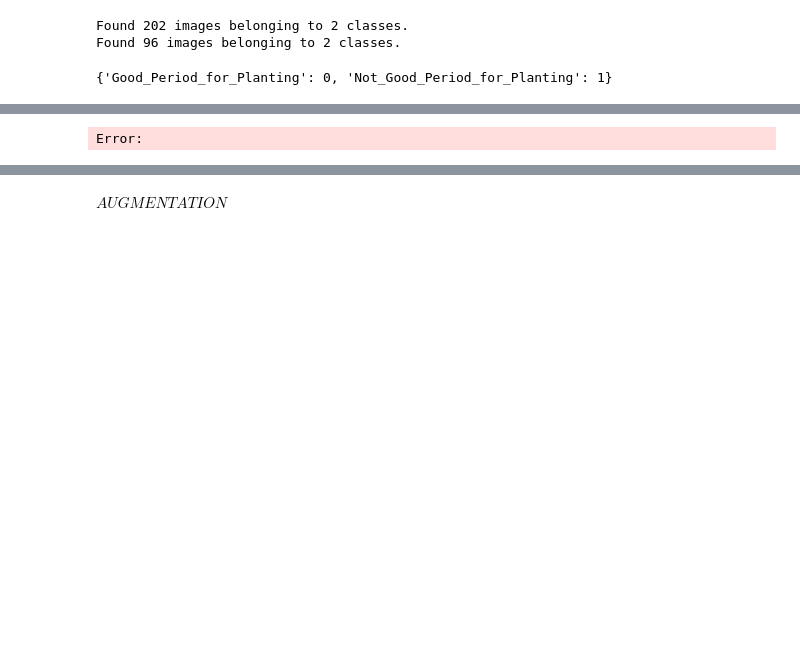
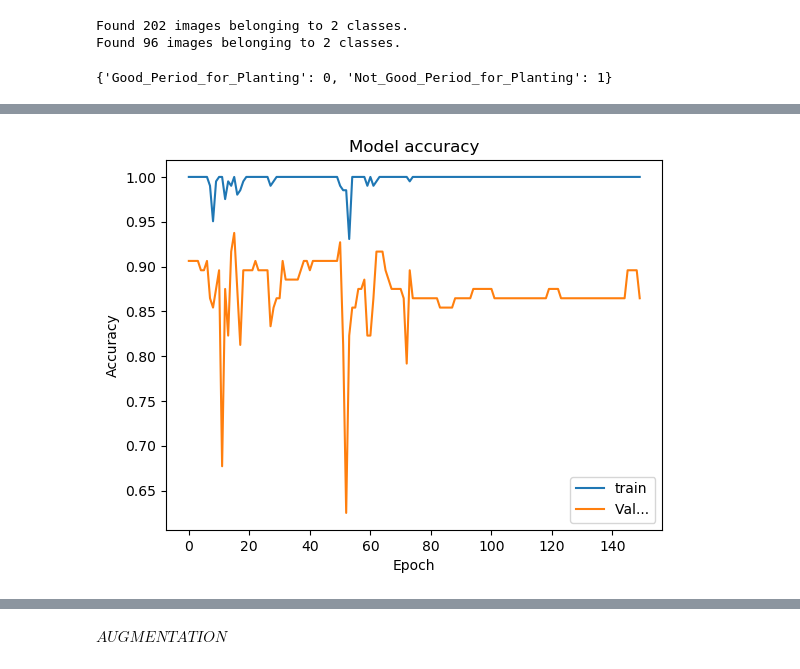
Before and after one commit to collen1/Analysing-ground-for-perfect-period-of-maize-plantation-using-CNN, a Jupyter notebook: CNN/CNN_Project.ipynb, the cells around one changed output, grey strips where cells are left out. Saved outputs shown, nothing was run; the diff lists cells and outputs as text; code cells hidden in the pictures; blank space fills up the shorter version.

```diff
--- a/CNN/CNN_Project.ipynb
+++ b/CNN/CNN_Project.ipynb
@@ -18,11 +16,11 @@ Using TensorFlow backend.
 train= ImageDataGenerator(rescale = 1/255)
 validation = ImageDataGenerator(rescale = 1/255)
 # %%
-train_data = train.flow_from_directory('./settalite_data/train/',
+train_data = train.flow_from_directory('satellite_data/train',
                                        batch_size = 3,
                                       class_mode = 'binary')
 
-validation_data = validation.flow_from_directory('./settalite_data/Validation/',
+validation_data = validation.flow_from_directory('satellite_data/Validation',
                                       batch_size = 3,
                                       class_mode = 'binary')
 # %% [output]
@@ -52,5 +50,5 @@ model.add(Dense(128, activation='relu'))
 model.add(Dropout(0.5))
 model.add(Dense(64, activation='relu'))
 model.add(Dropout(0.5))
-model.add(Dense(units=2, activation='sigmoid'))
+model.add(Dense(units=1, activation='sigmoid'))
 # %%
@@ -58,3 +56,3 @@ model.compile(loss = 'binary_crossentropy', optimizer = 'adam',metrics = ['accur
 # %%
-hist = model.fit(train_data, epochs=10, validation_data = validation_data)
+hist = model.fit(train_data, epochs=150, validation_data = validation_data)
 # %% [output]
@@ -63,11 +76,11 @@ ValueError: Error when checking target: expected dense_15 to have shape (4,) but
 # %%
-plt.plot(Loss_and_accuracy.history['accuracy'])
-plt.plot(Loss_and_accuracy.history['val_accuracy'])
+plt.plot(hist.history['accuracy'])
+plt.plot(hist.history['val_accuracy'])
 plt.title('Model accuracy')
 plt.ylabel('Accuracy')
 plt.xlabel('Epoch')
 plt.legend(['train', 'Val...'], loc='lower right')
 plt.show()
 # %% [output]
-Error:
+[figure, added]
 # %%
```
Also changed, not shown: parts of 24 cells of this notebook, 1 other file.
